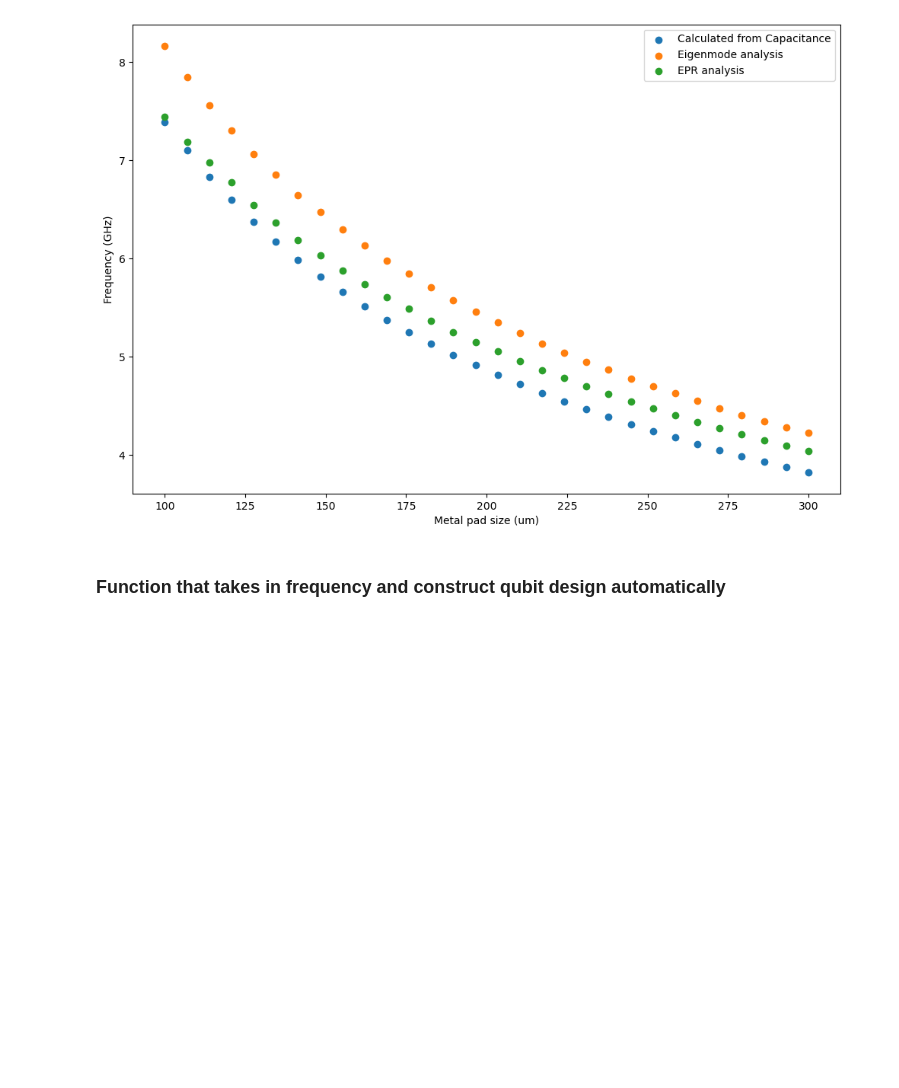
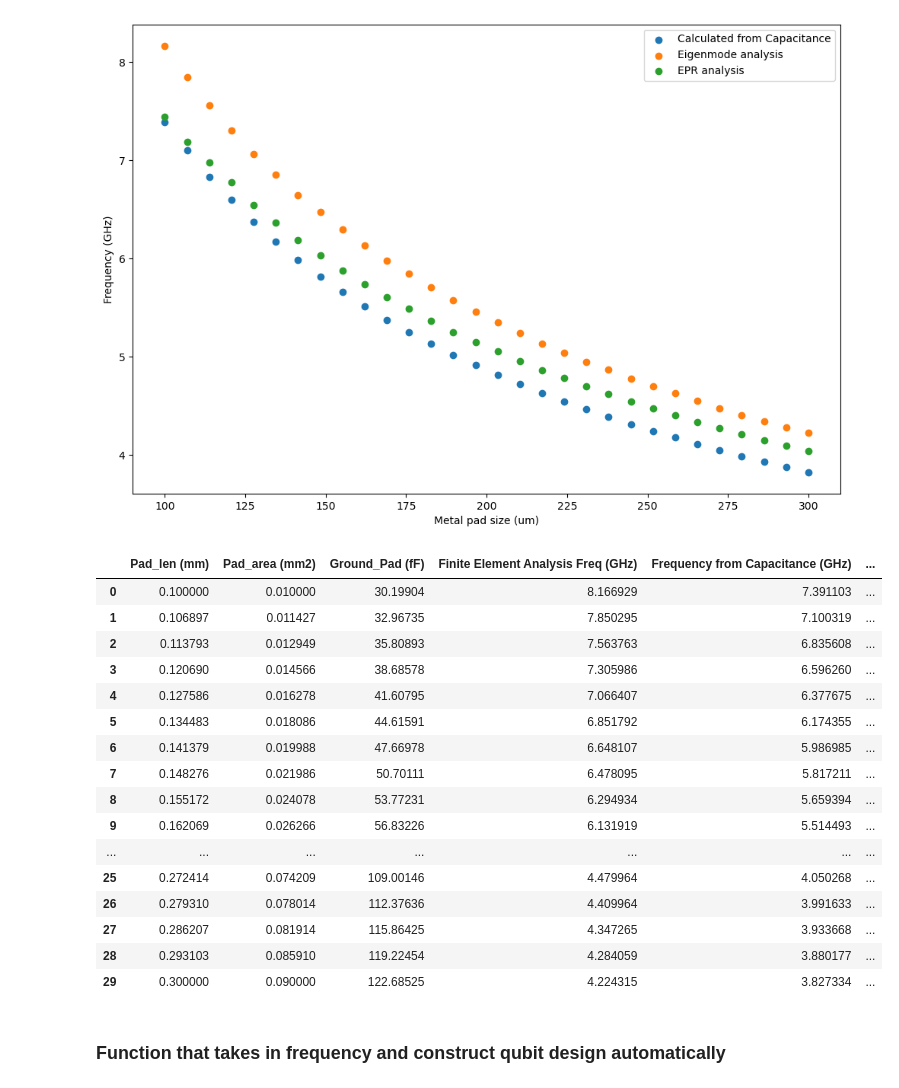
Before and after one commit to Wendywanw/Wendy-qiskit-code, a Jupyter notebook: optimzie_Transmon.ipynb, the cells around one changed output. Cells and saved outputs as stored; diff of their text form; code cells hidden in the pictures; blank space fills up the shorter version.

```diff
--- a/optimzie_Transmon.ipynb
+++ b/optimzie_Transmon.ipynb
@@ -620,3 +652,33 @@ plt.savefig('transmon frequency vs size.png')
 plt.show()
 # %% [output]
 [figure]
+# %%
+dictionary1 = {}
+
+dictionary1['Pad_len (mm)'] = sizes/1000
+dictionary1['Pad_area (mm2)'] = sizes**2/1e6
+dictionary1['Ground_Pad (fF)'] = plot_cap_s
+dictionary1['Finite Element Analysis Freq (GHz)'] = plot_freq_s
+dictionary1['Frequency from Capacitance (GHz)'] = plot_freq_from_cap1_s/1e9
+dictionary1['EPR Frequency (GHz)'] = np.array(freqs_s)/1e3
+df = pd.DataFrame(dictionary1)
+# %%
+df
+# %% [output]
+|  | Pad_len (mm) | Pad_area (mm2) | Ground_Pad (fF) | Finite Element Analysis Freq (GHz) | Frequency from Capacitance (GHz) | ... |
+| 0 | 0.100000 | 0.010000 | 30.19904 | 8.166929 | 7.391103 | ... |
+| 1 | 0.106897 | 0.011427 | 32.96735 | 7.850295 | 7.100319 | ... |
+| 2 | 0.113793 | 0.012949 | 35.80893 | 7.563763 | 6.835608 | ... |
+| 3 | 0.120690 | 0.014566 | 38.68578 | 7.305986 | 6.596260 | ... |
+| 4 | 0.127586 | 0.016278 | 41.60795 | 7.066407 | 6.377675 | ... |
+| 5 | 0.134483 | 0.018086 | 44.61591 | 6.851792 | 6.174355 | ... |
+| 6 | 0.141379 | 0.019988 | 47.66978 | 6.648107 | 5.986985 | ... |
+| 7 | 0.148276 | 0.021986 | 50.70111 | 6.478095 | 5.817211 | ... |
+| 8 | 0.155172 | 0.024078 | 53.77231 | 6.294934 | 5.659394 | ... |
+| 9 | 0.162069 | 0.026266 | 56.83226 | 6.131919 | 5.514493 | ... |
+| ... | ... | ... | ... | ... | ... | ... |
+| 25 | 0.272414 | 0.074209 | 109.00146 | 4.479964 | 4.050268 | ... |
+| 26 | 0.279310 | 0.078014 | 112.37636 | 4.409964 | 3.991633 | ... |
+| 27 | 0.286207 | 0.081914 | 115.86425 | 4.347265 | 3.933668 | ... |
+| 28 | 0.293103 | 0.085910 | 119.22454 | 4.284059 | 3.880177 | ... |
+| 29 | 0.300000 | 0.090000 | 122.68525 | 4.224315 | 3.827334 | ... |
```
Also changed, not shown: parts of 4 cells of this notebook.
